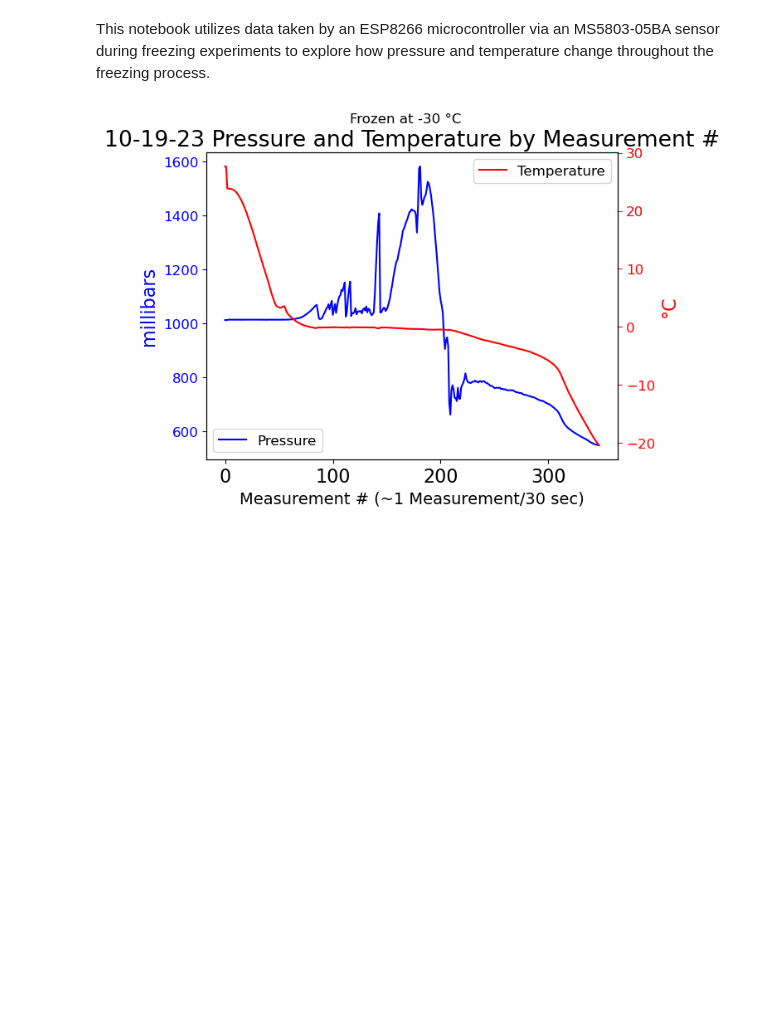
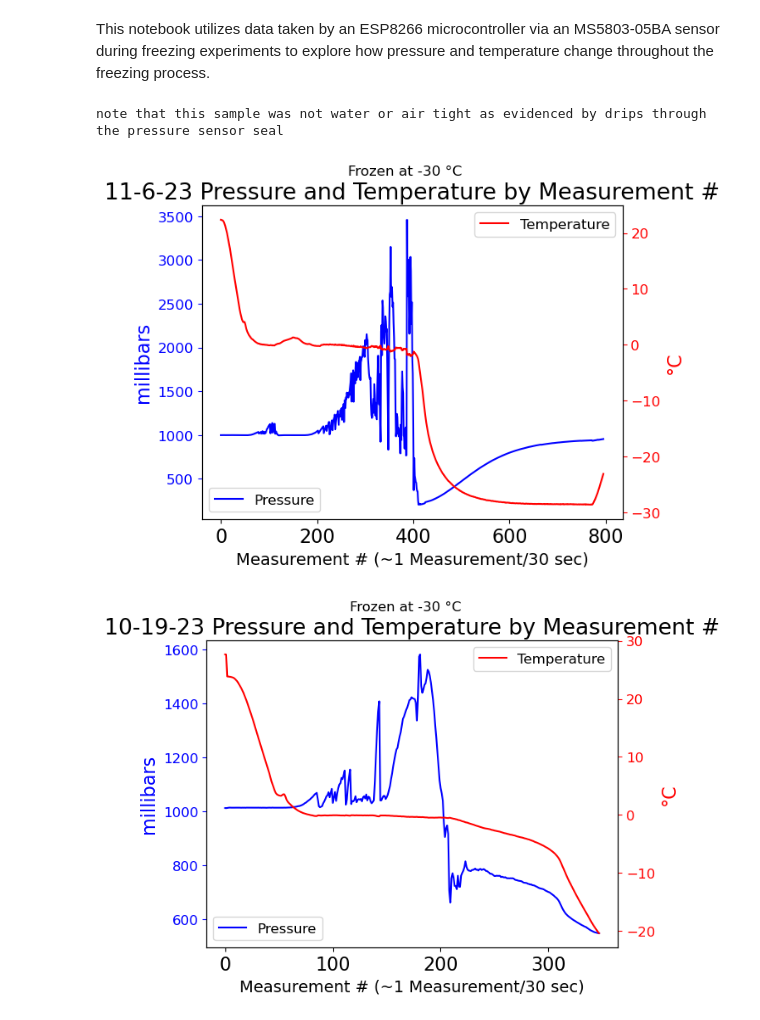
Before and after one commit to GHOpenonic/briny-ice-fracture-mechanics, a Jupyter notebook: experiments-data-plots/measuring pressure.ipynb, the cells around one changed output. Cells and saved outputs as stored; diff of their text form; code cells hidden in the pictures; blank space fills up the shorter version.

```diff
--- a/experiments-data-plots/measuring pressure.ipynb
+++ b/experiments-data-plots/measuring pressure.ipynb
@@ -25,6 +25,40 @@ length_10_25 = water_data_10_25.index.tolist()
 delimiters = r'[:,]'
 water_data_10_26 = pd.read_csv('Pressure Data/-40_10-26-23_major_errors/water_data.csv',sep=delimiters,header=None,engine='python')
 length_10_26 = water_data_10_26.index.tolist()
+
+# 11-6-23
+delimiters = r'[:,]'
+water_data_11_6 = pd.read_csv('Pressure Data/-30_11-6-23/water_data.csv',sep=delimiters,header=None,engine='python')
+length_11_6 = water_data_11_6.index.tolist()
+
+# 11-15-23 CONTROL (SENSOR IS IN AIR)
+delimiters = r'[:,]'
+control = pd.read_csv('Pressure Data/-30_11-15-23 control/water_data.csv',sep=delimiters,header=None,engine='python')
+control_length = control.index.tolist()
+# %%
+plt.rcParams.update({'font.size': 16})
+fig, ax1 = plt.subplots()
+ax1.plot(length_11_6, water_data_11_6[1], 'b', label='Pressure')
+ax1.set_xlabel('Measurement # (~1 Measurement/30 sec)',fontsize=14)
+ax1.set_ylabel('millibars', color='b')
+ax1.tick_params('y', colors='b', labelsize=12)
+
+ax2 = ax1.twinx()
+ax2.plot(length_11_6, water_data_11_6[3], 'r', label='Temperature')
+ax2.set_ylabel('°C', color='r')
+ax2.tick_params('y', colors='r', labelsize=12)
+
+ax1.legend(loc='lower left', fontsize=12)
+ax2.legend(loc='upper right', fontsize=12)
+plt.title('11-6-23 Pressure and Temperature by Measurement #')
+plt.suptitle('Frozen at -30 °C',fontsize=12)
+plt.xlim()
+print('note that this sample was not water or air tight as evidenced by drips through the pressure sensor seal')
+#plt.savefig('Pressure Temperature FirstTrial.png', dpi=300, bbox_inches='tight')
+plt.show()
+# %% [output]
+note that this sample was not water or air tight as evidenced by drips through the pressure sensor seal
+[figure, added]
 # %%
 plt.rcParams.update({'font.size': 16})
 fig, ax1 = plt.subplots()
```
Also changed, not shown: parts of 1 cell of this notebook.
